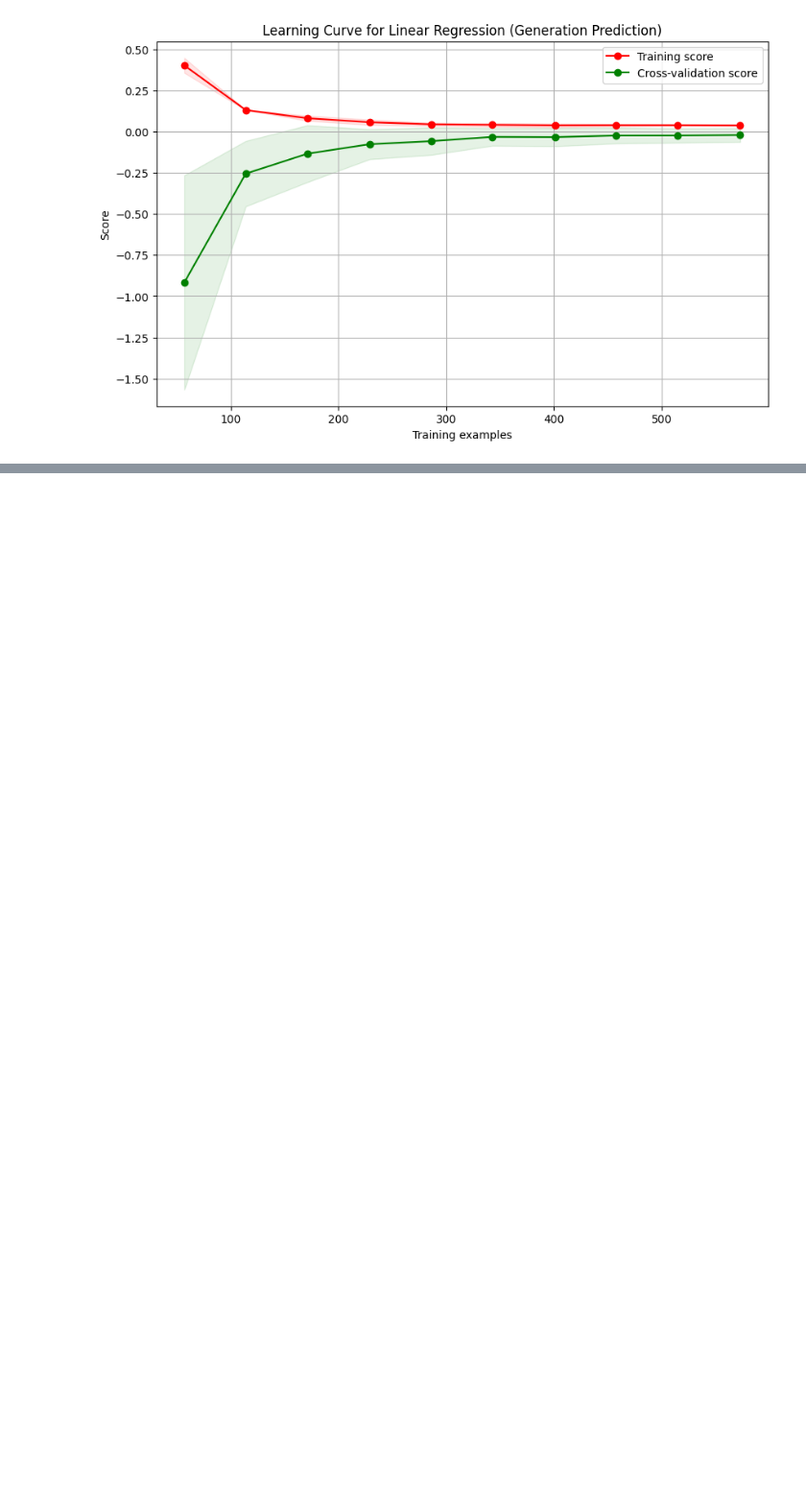
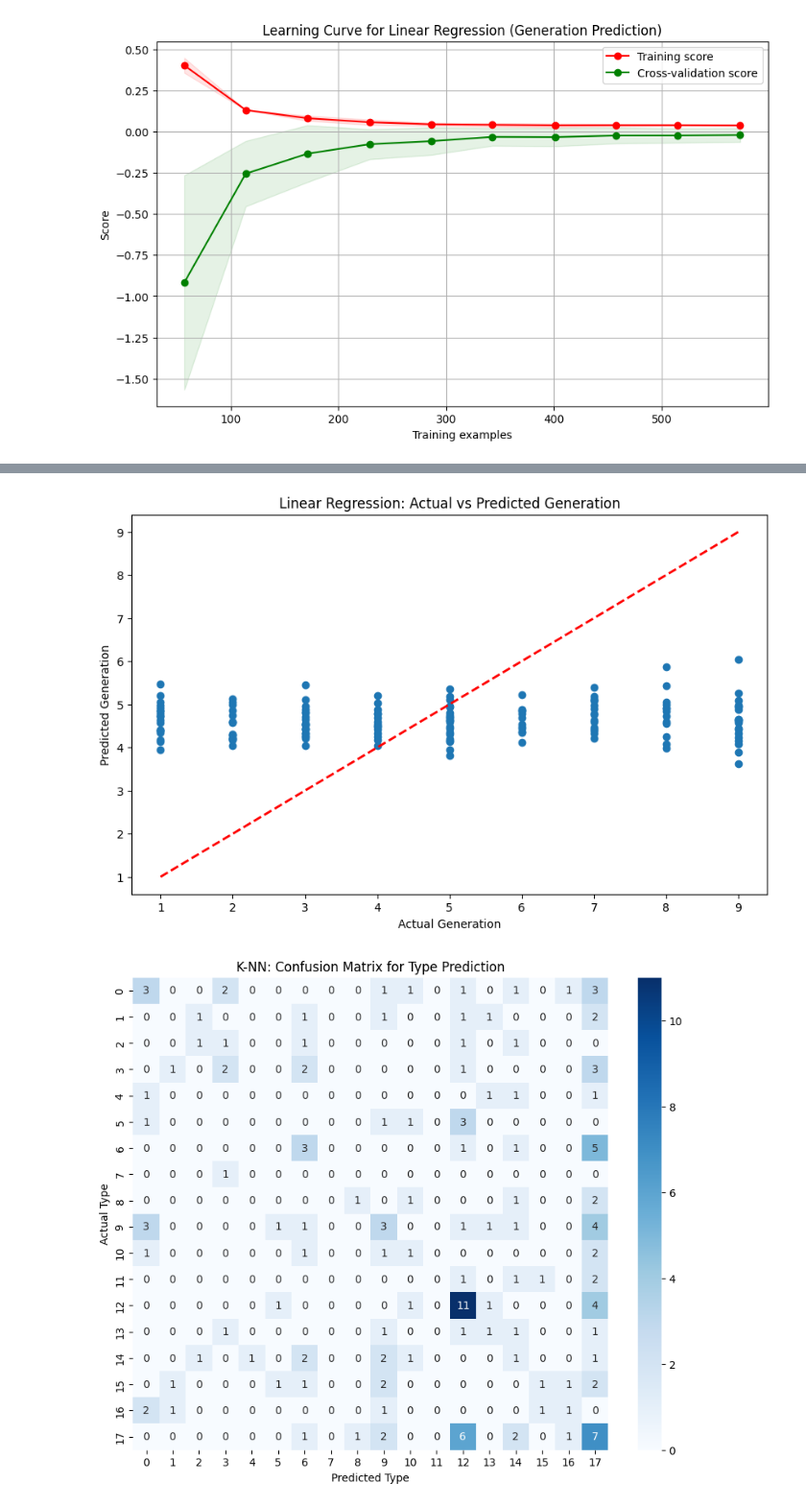
Before and after one commit to marvin-chen/cos-independent-work, a Jupyter notebook: baseline.ipynb, the cells around one changed output, grey strips where cells are left out. Shown at 96% size. Drawn from its saved outputs; the diff is of its cells as text; code cells hidden in the pictures; blank space fills up the shorter version.

Commit message:
more image analysis and baseline hyperparameter tuning

```diff
--- a/baseline.ipynb
+++ b/baseline.ipynb
@@ -111,0 +168,34 @@ plot_learning_curve(lr, X_train_scaled, y_train_gen, "Learning Curve for Linear
+# %%
+import matplotlib.pyplot as plt
+import seaborn as sns
+from sklearn.metrics import confusion_matrix
+
+# Visualize Linear Regression results
+plt.figure(figsize=(10, 6))
+plt.scatter(y_val_gen, lr_grid.predict(X_val_scaled))
+plt.plot([y_val_gen.min(), y_val_gen.max()], [y_val_gen.min(), y_val_gen.max()], 'r--', lw=2)
+plt.xlabel('Actual Generation')
+plt.ylabel('Predicted Generation')
+plt.title('Linear Regression: Actual vs Predicted Generation')
+plt.show()
+
+# Visualize K-NN results
+cm = confusion_matrix(y_val_type, knn_grid.predict(X_val_scaled))
+plt.figure(figsize=(10, 8))
+sns.heatmap(cm, annot=True, fmt='d', cmap='Blues')
+plt.xlabel('Predicted Type')
+plt.ylabel('Actual Type')
+plt.title('K-NN: Confusion Matrix for Type Prediction')
+plt.show()
+
+# Visualize K-NN hyperparameter tuning results
+results = knn_grid.cv_results_
+plt.figure(figsize=(10, 6))
+plt.plot(results['param_n_neighbors'], results['mean_test_score'])
+plt.xlabel('Number of Neighbors')
+plt.ylabel('Cross-validation Accuracy')
+plt.title('K-NN: Hyperparameter Tuning Results')
+plt.show()
+# %% [output]
+[figure, added]
+[figure, added]
```
Also changed, not shown: parts of 2 cells of this notebook, 4 other files.
